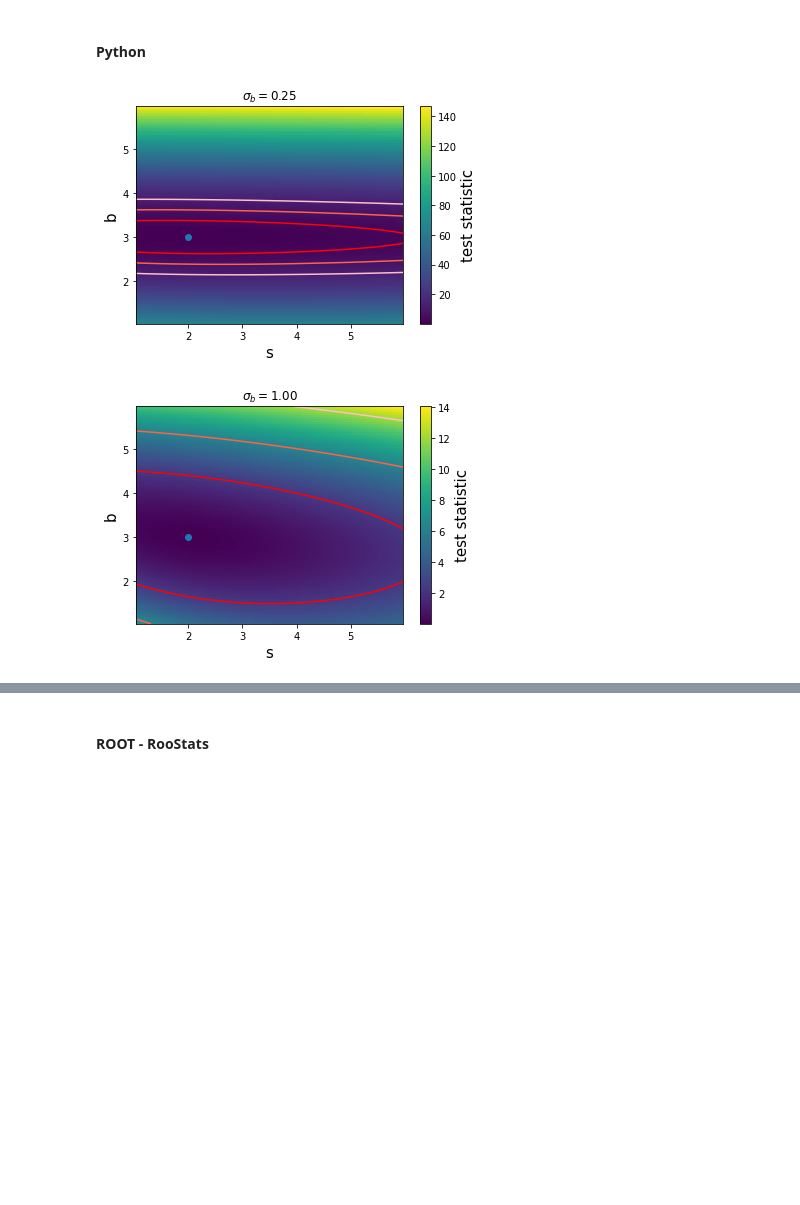
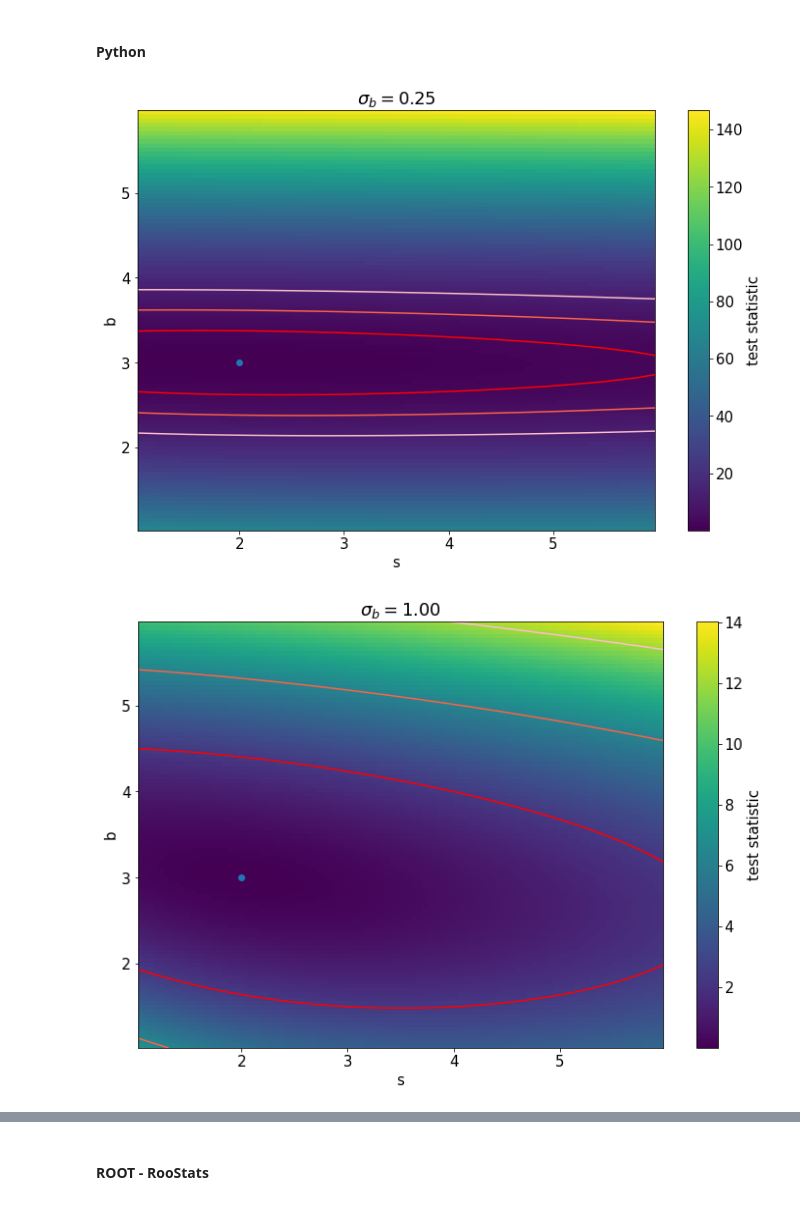
Before and after one commit to amerli90/LecturesMAD22-23, a Jupyter notebook: Counting_experiment.ipynb, the cells around one changed output, grey strips where cells are left out. Drawn from its saved outputs; the diff is of its cells as text; code cells hidden in the pictures; blank space fills up the shorter version.

```diff
--- a/Counting_experiment.ipynb
+++ b/Counting_experiment.ipynb
@@ -79,6 +88,13 @@ def posterior(model,n,b=None,s=np.linspace(0,10,101),profile_b=False,TwoD = Fals
 
 def testStatistic(model,n,s,b,bestNLL,**kwargs):
     return 2*(nll(model=model,n=n,s=s,b=b,**kwargs)-bestNLL)
+# %%
+from matplotlib import pyplot as plt
+plt.rcParams['figure.figsize'] = (12,8)
+plt.rc('xtick',labelsize=15)
+plt.rc('ytick',labelsize=15)
+plt.rc('legend',fontsize=15)
+plt.rc('font',size=15)
 # %% [markdown]
 ## Bayesian approach
 
@@ -238,13 +238,14 @@ RooFit v3.60 -- Developed by Wouter Verkerke and David Kirkby
 #### Python
 # %%
 n = 5
+b0 = 3
 for sigmab in [0.25,1.0,2.0]:
     plt.figure()
     s = np.linspace(0,10,101)
     b = np.linspace(0,6,101)
     sv,bv = np.meshgrid(s,b)
     plt.title(r'$\sigma_b = %.2f$'%sigmab)
-    plt.hist2d(sv.flatten(),bv.flatten(),weights = posterior(model_constraint,n=n,s=s,b=b,sigmab=sigmab,TwoD=True).flatten(),bins=[len(s),len(b)])
+    plt.hist2d(sv.flatten(),bv.flatten(),weights = posterior(model_constraint_bayes,n=n,s=s,b=b,b0=b0,sigmab=sigmab,TwoD=True).flatten(),bins=[len(s),len(b)])
     plt.colorbar().set_label('posterior',fontsize=15)
     plt.xlabel('s',fontsize=15)
     plt.ylabel('b',fontsize=15)
@@ -270,7 +271,7 @@ for sigmab in [0.25,1.0,2.0]:
 plt.figure()
 s = np.linspace(0,10,101)
 for n in range(2,7):
-    plt.plot(s,posterior(model=model_constraint,n=n,s=s,b=np.linspace(0,6,81),sigmab=0.5),label='n=%d'%n)
+    plt.plot(s,posterior(model=model_constraint_bayes,n=n,s=s,b=np.linspace(0,6,81),b0=b0,sigmab=0.5),label='n=%d'%n)
 plt.legend(loc='best')
 plt.xlabel('s',fontsize=15)
 plt.ylabel('posterior',fontsize=15)
@@ -338,7 +338,7 @@ n=6
 plt.figure()
 s = np.linspace(0,16,1001)
 for sigmab in [0.1,0.5,1.0,2.0]:
-    post = posterior(model=model_constraint,n=6,s=s,sigmab = sigmab,b = np.linspace(0,12,1001))
+    post = posterior(model=model_constraint_bayes,n=6,s=s,b0 = b0,sigmab = sigmab,b = np.linspace(0,12,1001))
     plt.plot(s,post,label='$\sigma_b = %.1f$'%sigmab)
 plt.legend(loc='best')
 plt.xlabel('s',fontsize=15)
@@ -487,31 +493,28 @@ and the test statistic $t$ is calculated accordingly
 # %%
 n=5
 b = np.linspace(1,6,101)
 b = 0.5*(b[1:]+b[:-1])
 s = np.linspace(1,6,101)
 s = 0.5*(s[1:]+s[:-1])
 sv, bv = np.meshgrid(s,b)
 
-#res=minimize(partial(nll_2d,partial(model_poisson_2d,n=n)),x0=(0,1),bounds=[(0,np.inf),(0,np.inf),])
-#print(minimize(partial(nll_2d,model=partial(model_poisson_2d,n=n,sigmab=sigmab)),x0=(0,1),bounds=[(0,np.inf),(0,np.inf),]))
-
 from scipy.stats import chi2
 coverage_sigma1 = norm.cdf(1)-norm.cdf(-1)
 coverage_sigma2 = norm.cdf(2)-norm.cdf(-2)
 coverage_sigma3 = norm.cdf(3)-norm.cdf(-3)
 
 for sigmab in [0.25,1.,1.25,1.5,2.0]:
-    res=minimize(partial(nll_2d,model_constraint_2d,n,sigmab=sigmab),x0=(0,1),bounds=[(0,np.inf),(0,np.inf),])
+    res=minimize(partial(nll_2d,model_constraint_2d_freq,n,b0=b0,sigmab=sigmab),x0=(0,1),bounds=[(0,np.inf),(0,np.inf),])
     bestNLL = res.fun
-    t = testStatistic(model = model_constraint, n=n, s=sv, b=bv, bestNLL = bestNLL, sigmab = sigmab)
+    t = testStatistic(model = model_constraint_freq, n=n, s=sv, b=bv, bestNLL = bestNLL, b0 = b0, sigmab = sigmab)
     plt.figure()
     plt.title(r'$\sigma_b=%.2f$'%sigmab)
     plt.hist2d(sv.flatten(),bv.flatten(),weights=t.flatten(),bins=[100,100])
     plt.colorbar().set_label(label='test statistic',fontsize=15)
     plt.contour(s,b,t,[chi2(2).ppf(coverage_sigma1),chi2(2).ppf(coverage_sigma2),chi2(2).ppf(coverage_sigma3)],colors=['red','tomato','pink'])
     plt.scatter(res.x[0],res.x[1])
     plt.xlabel('s',fontsize=15)
     plt.ylabel('b',fontsize=15)
 # %% [output]
-[figure, old version]
+[figure, new version]
-[figure, old version]
+[figure, new version]
```
Also changed, not shown: parts of 14 cells of this notebook.
